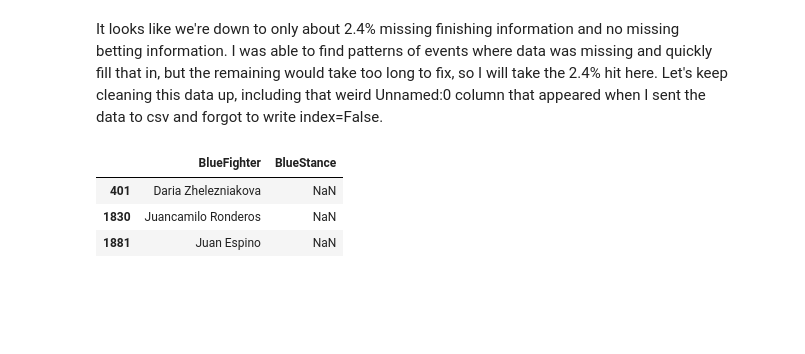
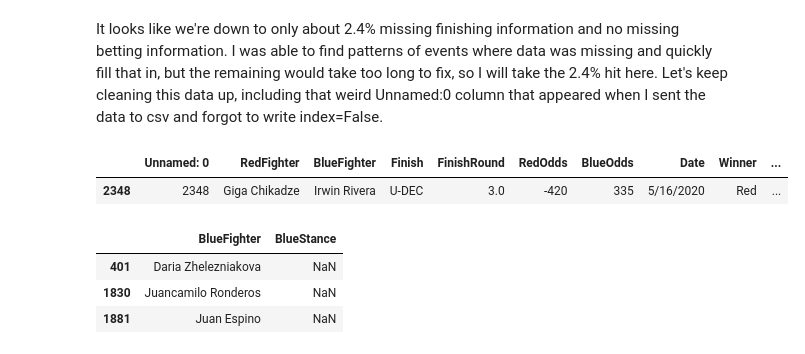
Before and after one commit to anthonyysz/Fight-Result-Predictor, a Jupyter notebook: notebooks/1-data-entry-and-cleaning.ipynb, the cells around one changed output. Saved outputs shown, nothing was run; the diff lists cells and outputs as text; code cells hidden in the pictures; blank space fills up the shorter version.

```diff
--- a/notebooks/1-data-entry-and-cleaning.ipynb
+++ b/notebooks/1-data-entry-and-cleaning.ipynb
@@ -138,5 +132,11 @@ missing.sort_values(by='count', ascending = False).head(10)
 | RedCurrentLoseStreak | 0 | 0.000000 |
 # %% [markdown]
 It looks like we're down to only about 2.4% missing finishing information and no missing betting information. I was able to find patterns of events where data was missing and quickly fill that in, but the remaining would take too long to fix, so I will take the 2.4% hit here. Let's keep cleaning this data up, including that weird Unnamed:0 column that appeared when I sent the data to csv and forgot to write index=False.
+# %%
+# Fixing an issue that came up later
+dfFilled[dfFilled['BlueReachCms'] == 0.0]
+# %% [output]
+|  | Unnamed: 0 | RedFighter | BlueFighter | Finish | FinishRound | RedOdds | BlueOdds | Date | Winner | ... |
+| 2348 | 2348 | Giga Chikadze | Irwin Rivera | U-DEC | 3.0 | -420 | 335 | 5/16/2020 | Red | ... |
 # %%
 # Checking whose stance information is missing
```
Also changed, not shown: parts of 17 cells of this notebook, 2 other files.
